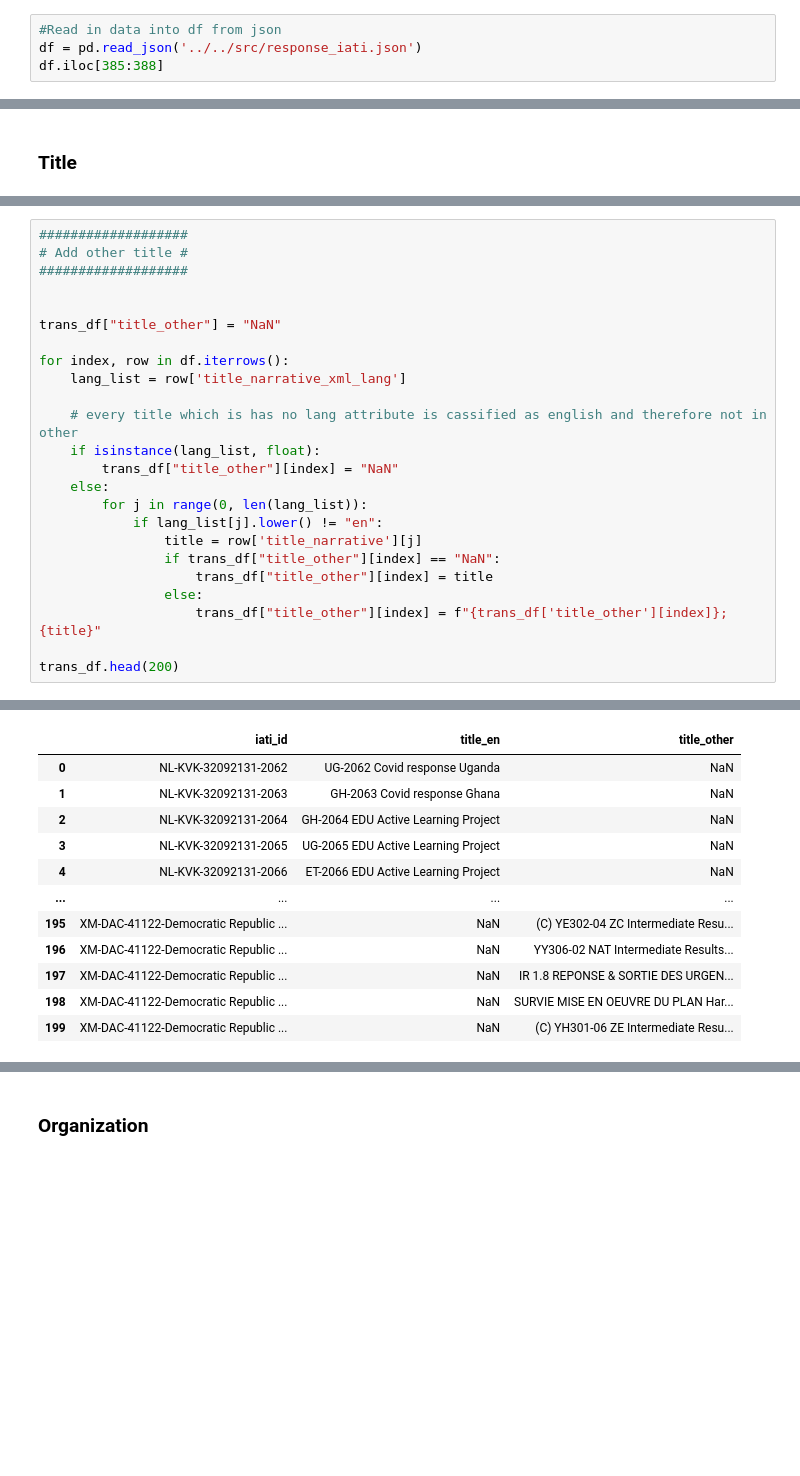
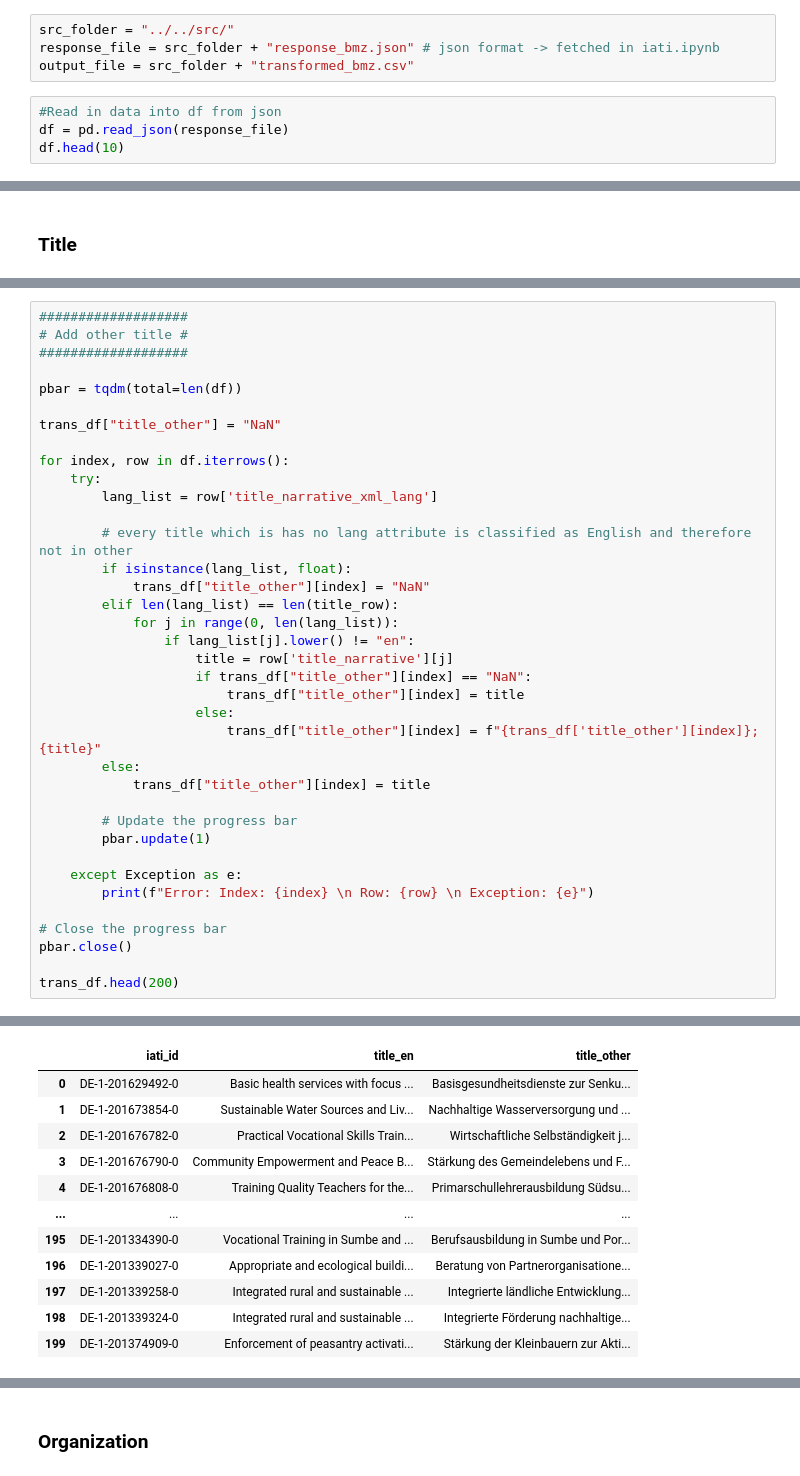
Before and after one commit to JanMuehlnikel/NLP-Development-Banks-Collaboration-Analyzer, a Jupyter notebook: data/preprocessing/transform_json.ipynb, the cells around one changed output, grey strips where cells are left out. Cells and saved outputs as stored; diff of their text form; blank space fills up the shorter version.

```diff
--- a/data/preprocessing/transform_json.ipynb
+++ b/data/preprocessing/transform_json.ipynb
@@ -4,5 +14,9 @@ import numpy as np
+# %%
+src_folder = "../../src/"
+response_file = src_folder + "response_bmz.json" # json format -> fetched in iati.ipynb
+output_file = src_folder + "transformed_bmz.csv"
 # %%
 #Read in data into df from json
-df = pd.read_json('../../src/response_iati.json')
-df.iloc[385:388]
+df = pd.read_json(response_file)
+df.head(10)
 # %% [output]
@@ -72,23 +105,36 @@ trans_df.head(2)
 # Add other title #
 ###################
 
+pbar = tqdm(total=len(df))
 
 trans_df["title_other"] = "NaN"
 
 for index, row in df.iterrows():
-    lang_list = row['title_narrative_xml_lang']
+    try:
+        lang_list = row['title_narrative_xml_lang']
 
-    # every title which is has no lang attribute is cassified as english and therefore not in other
-    if isinstance(lang_list, float):
-        trans_df["title_other"][index] = "NaN"
-    else:
-        for j in range(0, len(lang_list)):
-            if lang_list[j].lower() != "en":
-                title = row['title_narrative'][j]
-                if trans_df["title_other"][index] == "NaN":
-                    trans_df["title_other"][index] = title
-                else:
-                    trans_df["title_other"][index] = f"{trans_df['title_other'][index]}; {title}"
+        # every title which is has no lang attribute is classified as English and therefore not in other
+        if isinstance(lang_list, float):
+            trans_df["title_other"][index] = "NaN"
+        elif len(lang_list) == len(title_row):
+            for j in range(0, len(lang_list)):
+                if lang_list[j].lower() != "en":
+                    title = row['title_narrative'][j]
+                    if trans_df["title_other"][index] == "NaN":
+                        trans_df["title_other"][index] = title
+                    else:
+                        trans_df["title_other"][index] = f"{trans_df['title_other'][index]}; {title}"
+        else:
+            trans_df["title_other"][index] = title
+
+        # Update the progress bar
+        pbar.update(1)
+
+    except Exception as e:
+        print(f"Error: Index: {index} \n Row: {row} \n Exception: {e}")
+
+# Close the progress bar
+pbar.close()
 
 trans_df.head(200)
 # %% [output]
@@ -95,12 +161,12 @@ trans_df.head(200)
 |  | iati_id | title_en | title_other |
-| 0 | NL-KVK-32092131-2062 | UG-2062 Covid response Uganda | NaN |
-| 1 | NL-KVK-32092131-2063 | GH-2063 Covid response Ghana | NaN |
-| 2 | NL-KVK-32092131-2064 | GH-2064 EDU Active Learning Project | NaN |
-| 3 | NL-KVK-32092131-2065 | UG-2065 EDU Active Learning Project | NaN |
-| 4 | NL-KVK-32092131-2066 | ET-2066 EDU Active Learning Project | NaN |
+| 0 | DE-1-201629492-0 | Basic health services with focus ... | Basisgesundheitsdienste zur Senku... |
+| 1 | DE-1-201673854-0 | Sustainable Water Sources and Liv... | Nachhaltige Wasserversorgung und ... |
+| 2 | DE-1-201676782-0 | Practical Vocational Skills Train... | Wirtschaftliche Selbständigkeit j... |
+| 3 | DE-1-201676790-0 | Community Empowerment and Peace B... | Stärkung des Gemeindelebens und F... |
+| 4 | DE-1-201676808-0 | Training Quality Teachers for the... | Primarschullehrerausbildung Südsu... |
 | ... | ... | ... | ... |
-| 195 | XM-DAC-41122-Democratic Republic ... | NaN | (C) YE302-04 ZC Intermediate Resu... |
-| 196 | XM-DAC-41122-Democratic Republic ... | NaN | YY306-02 NAT Intermediate Results... |
-| 197 | XM-DAC-41122-Democratic Republic ... | NaN | IR 1.8 REPONSE & SORTIE DES URGEN... |
-| 198 | XM-DAC-41122-Democratic Republic ... | NaN | SURVIE MISE EN OEUVRE DU PLAN Har... |
-| 199 | XM-DAC-41122-Democratic Republic ... | NaN | (C) YH301-06 ZE Intermediate Resu... |
+| 195 | DE-1-201334390-0 | Vocational Training in Sumbe and ... | Berufsausbildung in Sumbe und Por... |
+| 196 | DE-1-201339027-0 | Appropriate and ecological buildi... | Beratung von Partnerorganisatione... |
+| 197 | DE-1-201339258-0 | Integrated rural and sustainable ... | Integrierte ländliche Entwicklung... |
+| 198 | DE-1-201339324-0 | Integrated rural and sustainable ... | Integrierte Förderung nachhaltige... |
+| 199 | DE-1-201374909-0 | Enforcement of peasantry activati... | Stärkung der Kleinbauern zur Akti... |
```
Also changed, not shown: parts of 22 cells of this notebook, 2 other files.
